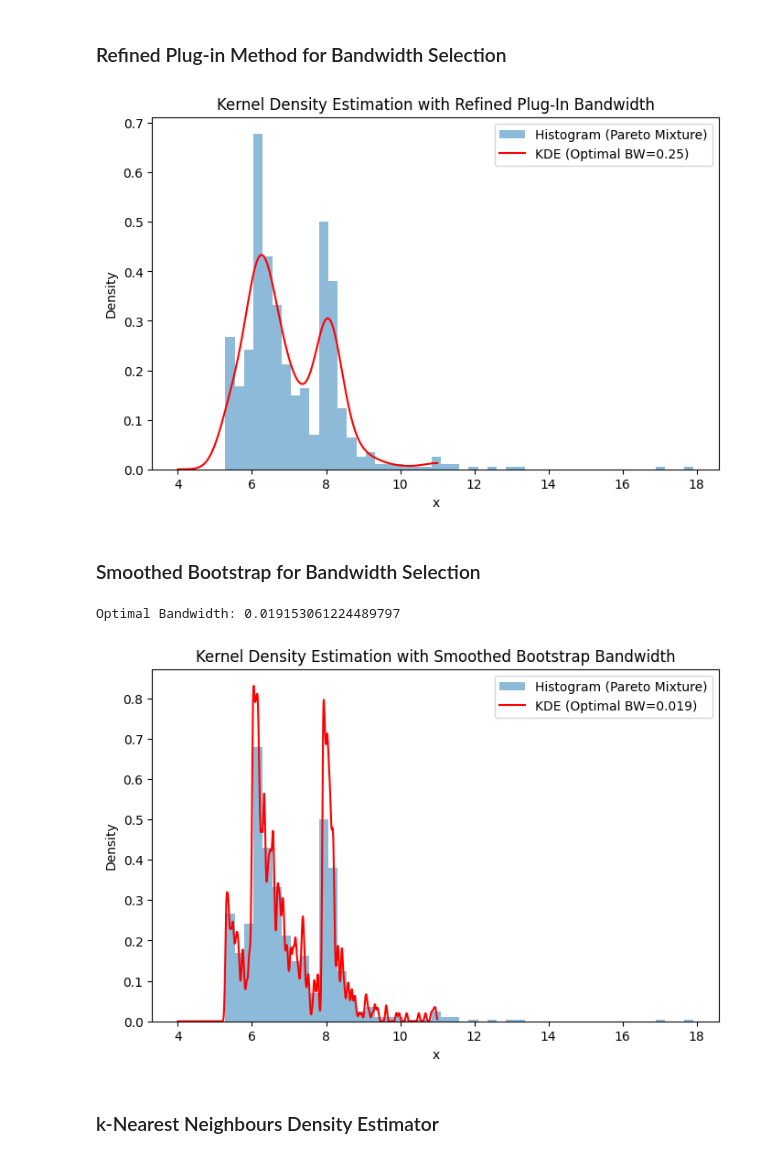
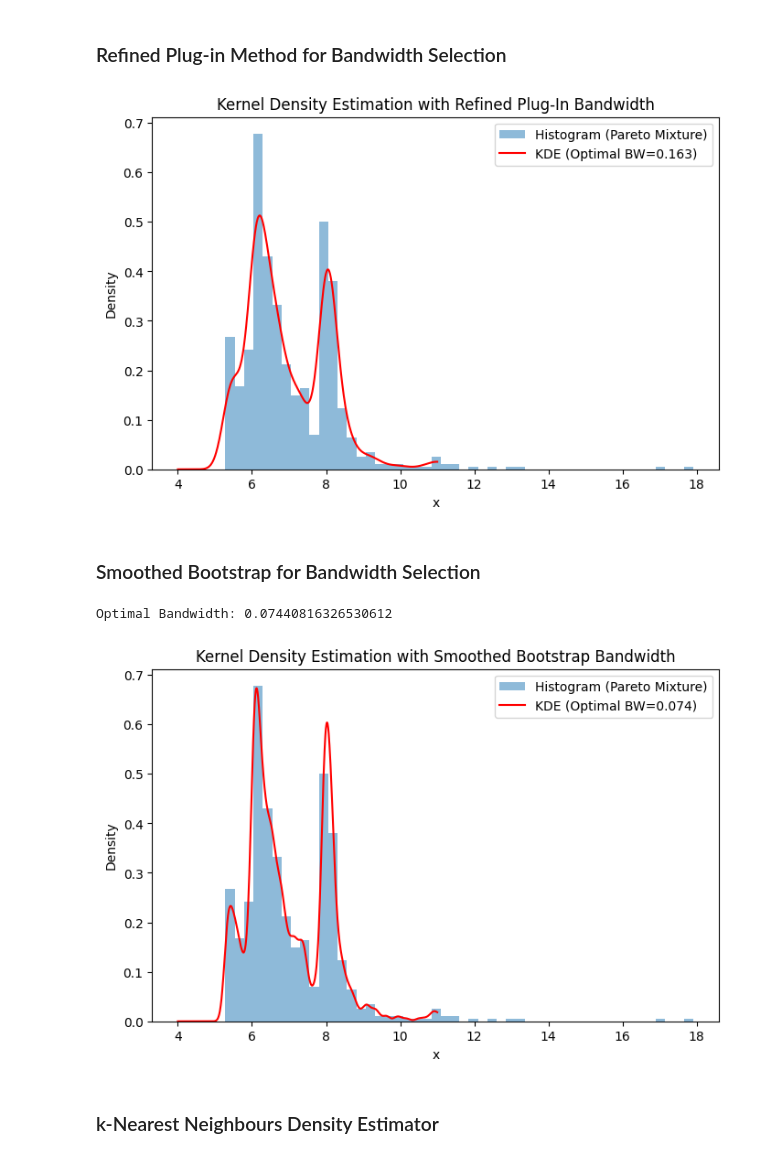
Before and after one commit to robertmackevic/pnp, a Jupyter notebook: lab3/nonparametric-density-estimation.ipynb, the cells around one changed output. Drawn from its saved outputs; the diff is of its cells as text; code cells hidden in the pictures.

```diff
--- a/lab3/nonparametric-density-estimation.ipynb
+++ b/lab3/nonparametric-density-estimation.ipynb
@@ -200,26 +209,28 @@ Optimal Bandwidth: 0.024387755102040817
 # %%
 data = samples.copy()
 
-optimal_bw = refined_plugin_bandwidth_selection(data)
+optimal_bw = refined_plugin_bandwidth(data)
 plugin_density = stats.gaussian_kde(data, bw_method=optimal_bw)(x_grid)
 
 plt.figure(figsize=(8, 5))
 plt.hist(data, bins=50, density=True, alpha=0.5, label="Histogram (Pareto Mixture)")
-plt.plot(x_grid, plugin_density, label=f"KDE (Optimal BW={optimal_bw:.2f})", color="red")
+plt.plot(x_grid, plugin_density, label=f"KDE (Optimal BW={optimal_bw:.3f})", color="red")
 plt.xlabel("x")
 plt.ylabel("Density")
 plt.title("Kernel Density Estimation with Refined Plug-In Bandwidth")
 plt.legend()
 plt.show()
 # %% [output]
-[figure, old version]
+[figure, new version]
 # %% [markdown]
 ### Smoothed Bootstrap for Bandwidth Selection
 # %%
 data = samples.copy()
 
 bandwidths = np.linspace(0.005, 0.1, 50)
-optimal_bw = smoothed_bootstrap_bandwidth(data, n_bootstrap=10, bandwidths=bandwidths)
+optimal_bw = smoothed_bootstrap_bandwidth(
+    data, n_bootstrap=10, bandwidths=bandwidths, true_density_func=g_density_func
+)
 print(f"Optimal Bandwidth: {optimal_bw}")
 
 smoothed_bs_density = stats.gaussian_kde(data, bw_method=optimal_bw)(x_grid)
@@ -233,8 +244,8 @@ plt.title("Kernel Density Estimation with Smoothed Bootstrap Bandwidth")
 plt.legend()
 plt.show()
 # %% [output]
-Optimal Bandwidth: 0.019153061224489797
+Optimal Bandwidth: 0.07440816326530612
-[figure, old version]
+[figure, new version]
 # %% [markdown]
 ### k-Nearest Neighbours Density Estimator
 # %%
```
Also changed, not shown: parts of 4 cells of this notebook, 1 other file.
